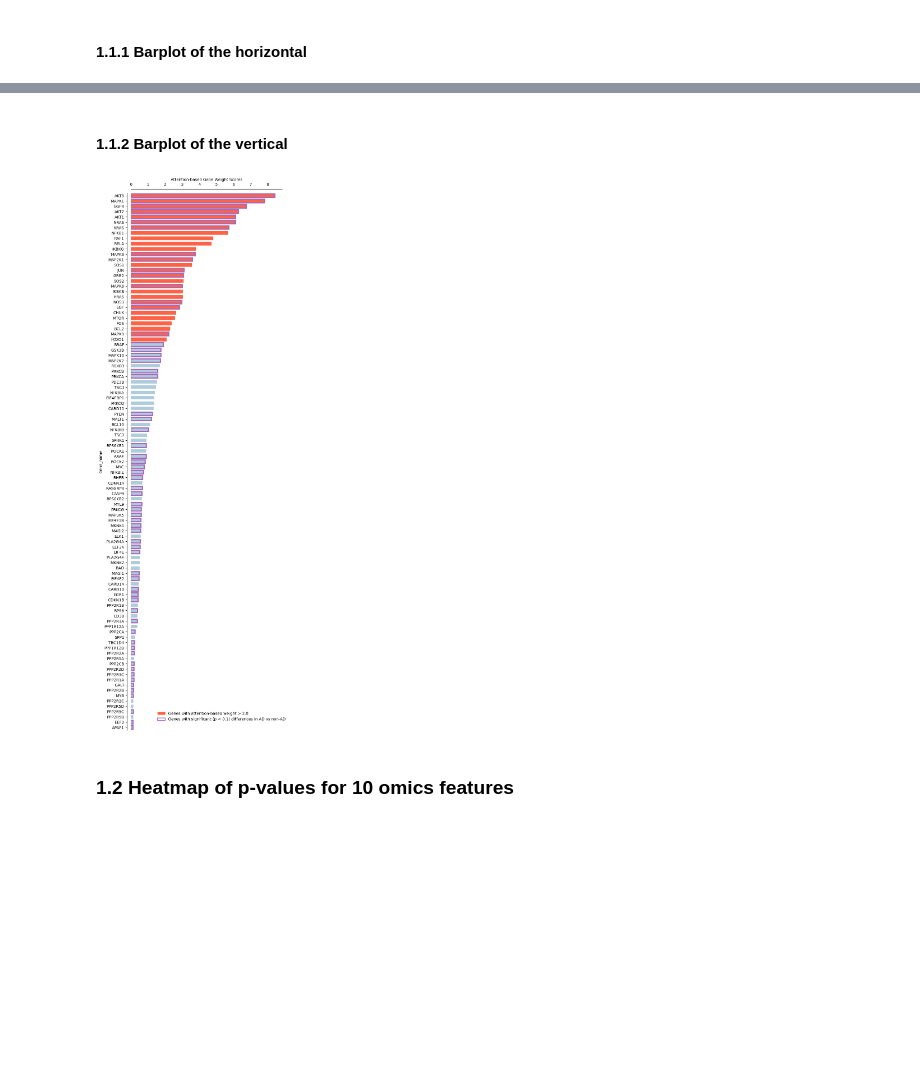
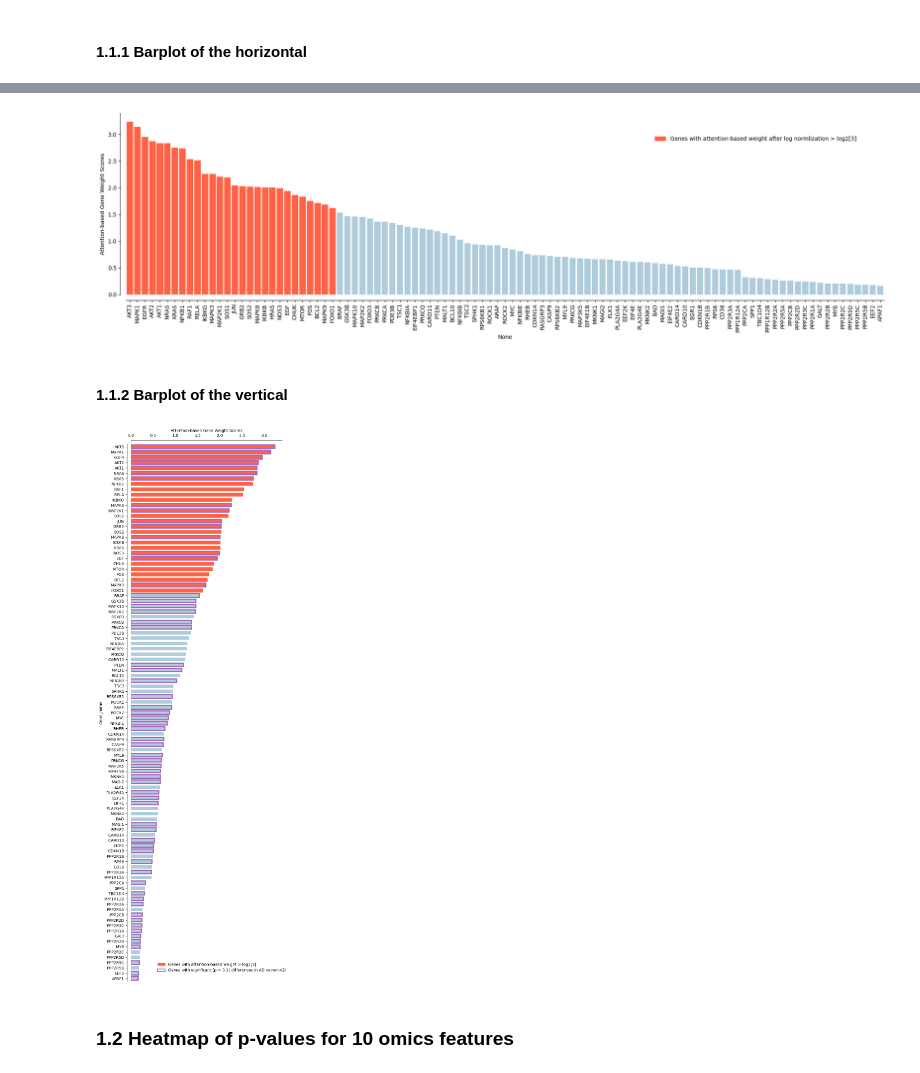
Before and after one commit to FuhaiLiAiLab/M3NetFlow, a Jupyter notebook: M3NetFlow_AD/downstream.ipynb, the cells around one changed output, grey strips where cells are left out. Drawn from its saved outputs; the diff is of its cells as text; code cells hidden in the pictures; blank space fills up the shorter version.

```diff
--- a/M3NetFlow_AD/downstream.ipynb
+++ b/M3NetFlow_AD/downstream.ipynb
@@ -278,3 +377,69 @@ create_custom_barplot(AD_sort_refilter_node_weight_pval_df, pval_col_list, './av
+# %%
+import matplotlib.pyplot as plt
+import seaborn as sns
+import matplotlib.lines as mlines
+import matplotlib.patches as mpatches
+
+def create_custom_barplot(dataframe, pval_col_list, save_path):
+    plt.figure(figsize=(20, 6))
+
+    # Create a horizontal bar plot for column A
+    barplot = sns.barplot(y=dataframe['log_normalized_Att_deg'], x=dataframe.index, color='#A6CEE3', width=0.8)  # uniform color for all bars
+
+    # Loop through the bars and highlight the ones where conditions are met
+    for idx, bar in enumerate(barplot.patches):
+        # Highlight bars where attention degree is greater than 2.0
+        if dataframe['log_normalized_Att_deg'][idx] > np.log2(1+2):
+            bar.set_color('tomato')  # Set the bar color to tomato
+
+    # Add horizontal line at y=2.0 with tomato color, bold and dotted line
+    # plt.axhline(y=2.0, color='tomato', linestyle='--', linewidth=2.5)  # Dashed line, bold (linewidth=2.5)
+
+    # Change y-axis label
+    plt.ylabel('Attention-based Gene Weight Scores')
+
+    # Adjust the y-axis spine to bring the zero a little higher
+    barplot.spines['left'].set_position(('outward', 10))  # Adjust 10 pixels outward to move it up
+    barplot.spines['left'].set_color('black')  # Change the color
+
+    # Also adjust the x-axis spine to bring the zero a little to the left
+    barplot.spines['bottom'].set_position(('outward', 10))  # Adjust 10 pixels outward to move it to the left
+
+    # Set x-ticks with gene names
+    plt.xticks(ticks=range(len(dataframe)), labels=dataframe['Gene_name'].tolist(), rotation=90)
+
+    # Remove unnecessary spines
+    sns.despine(left=False, bottom=False, top=True, right=True)
+
+    # Create legend patches
+    legend_patches = [
+        # mpatches.Patch(color='#A6CEE3', label='Genes with no significant differences'),
+        mpatches.Patch(color='tomato', label='Genes with attention-based weight after log normlization > log2[3]'),
+        # mpatches.Patch(facecolor='none', edgecolor='#a569bd', linewidth=2.0, label='Genes with significant (p < 0.1) differences in AD vs non-AD')  # Border-only patch
+    ]
+
+    # # Create a custom legend entry for the horizontal dotted line
+    # line_legend = mlines.Line2D([], [], color='tomato', linestyle='--', linewidth=2.5, label='Important genes threshold (Attention-based weight > 2.0)')
+
+    # # Add the dotted line legend to the existing legend patches
+    # legend_patches.append(line_legend)
+
+    # Add legend to the barplot with specific location and remove the border
+    barplot.legend(handles=legend_patches,
+                   loc='upper right',
+                   bbox_to_anchor=(0.97, 0.9),  # Adjust the position to control the vertical placement
+                   frameon=False)  # Remove the border around the legend
+
+    # Apply tight layout before saving
+    plt.tight_layout()
+
+    # Save the plot with high DPI and ensure the full image is saved
+    plt.savefig(save_path, dpi=600, bbox_inches='tight')
+
+# Example of how to call the function
+create_custom_barplot(AD_sort_refilter_node_weight_pval_df, pval_col_list, './avg_AD_refilter_node_weight_pval_barplot-noborder.png')
+# %% [output]
+[figure, added]
 # %% [markdown]
 #### 1.1.2 Barplot of the vertical
 # %%
@@ -286,12 +451,12 @@ def create_custom_barplot(dataframe, pval_col_list, save_path):
     plt.figure(figsize=(7, 20))  # Adjust figure size for vertical alignment
 
     # Create a horizontal bar plot
-    barplot = sns.barplot(x=dataframe['Att_deg'], y=dataframe['Gene_name'], color='#A6CEE3', orient='h', width=0.65)
+    barplot = sns.barplot(x=dataframe['log_normalized_Att_deg'], y=dataframe['Gene_name'], color='#A6CEE3', orient='h', width=0.65)
 
     # Loop through the bars and highlight the ones where conditions are met
     for idx, bar in enumerate(barplot.patches):
-        # Highlight bars where attention degree is greater than 2.0
-        if dataframe['Att_deg'][idx] > 2.0:
+        # Highlight bars where attention degree is greater than log2[3]
+        if dataframe['log_normalized_Att_deg'][idx] > np.log2(1+2):
             bar.set_color('tomato')  # Set the bar color to tomato
         # Highlight bars where p-value is less than 0.1
         for pval_col in pval_col_list:
@@ -319,7 +484,7 @@ def create_custom_barplot(dataframe, pval_col_list, save_path):
 
     # Create legend patches
     legend_patches = [
-        mpatches.Patch(color='tomato', label='Genes with attention-based weight > 2.0'),
+        mpatches.Patch(color='tomato', label='Genes with attention-based weight > log2[3]'),
         mpatches.Patch(facecolor='none', edgecolor='#a569bd', linewidth=2.0, label='Genes with significant (p < 0.1) differences in AD vs non-AD')  # Border-only patch
     ]
 
@@ -339,7 +504,7 @@ def create_custom_barplot(dataframe, pval_col_list, save_path):
 # Example of how to call the function
 create_custom_barplot(AD_sort_refilter_node_weight_pval_df, pval_col_list, './avg_AD_refilter_node_weight_pval_barplot_transposed.png')
 # %% [output]
-[figure, old version]
+[figure, new version]
 # %% [markdown]
 ### 1.2 Heatmap of p-values for 10 omics features
 # %%
```
Also changed, not shown: parts of 16 cells of this notebook, 7 other files.
